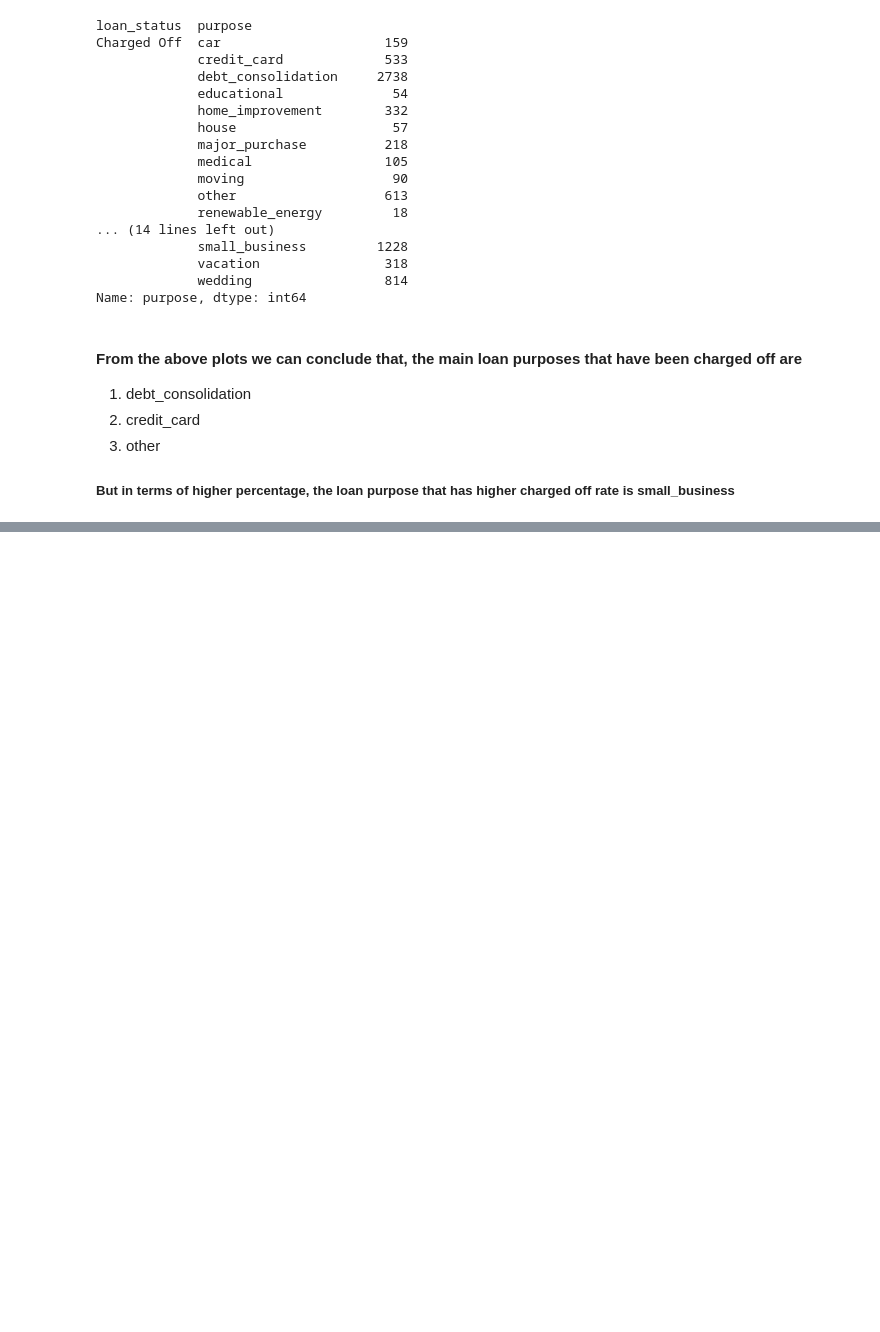
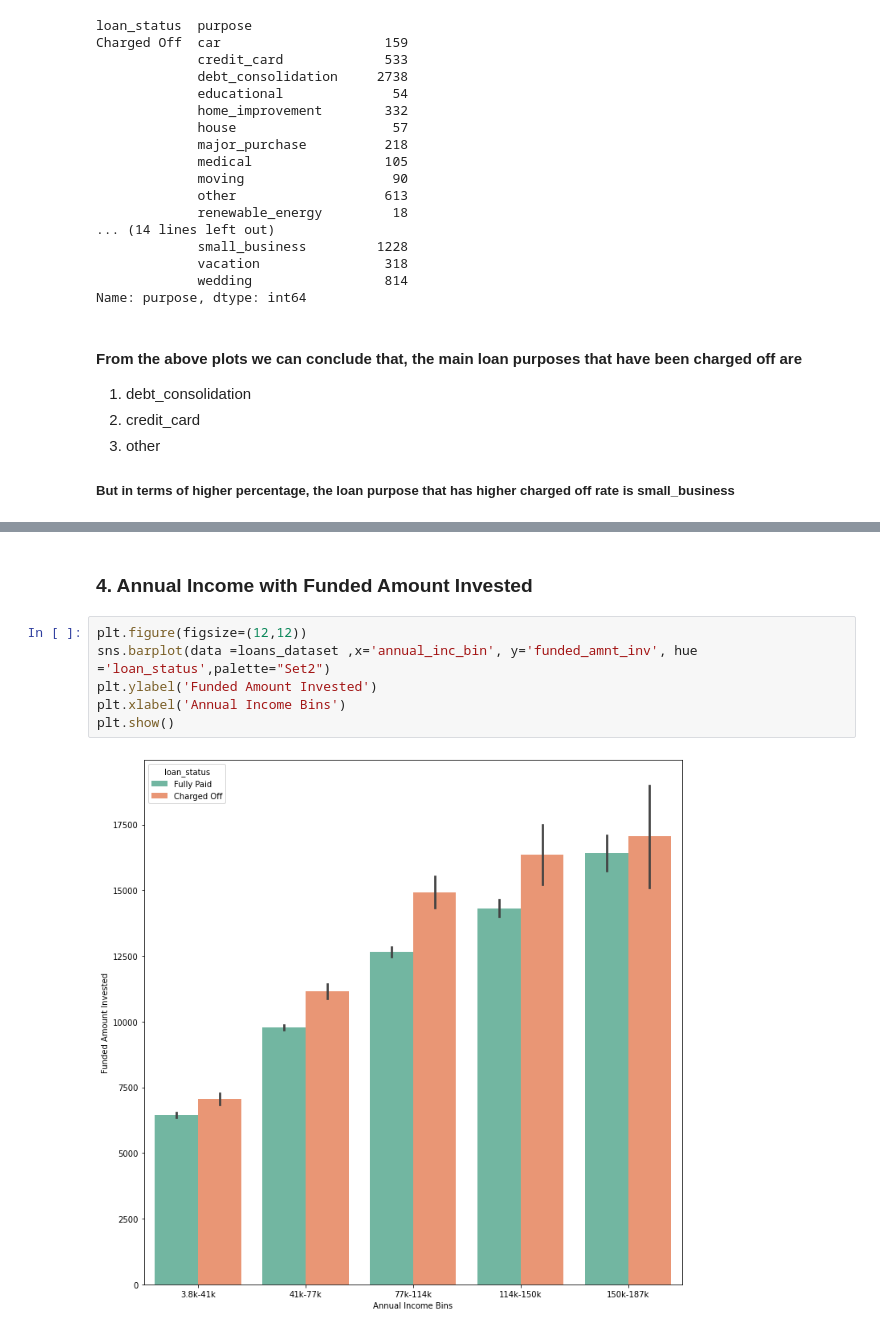
Before and after one commit to saibat/Lending-Club-Case-Study, a Jupyter notebook: Sailesh_Bathala.ipynb, the cells around one changed output, grey strips where cells are left out. Cells and saved outputs as stored; diff of their text form; blank space fills up the shorter version.

```diff
--- a/Sailesh_Bathala.ipynb
+++ b/Sailesh_Bathala.ipynb
@@ -726,0 +790,10 @@ Name: purpose, dtype: int64
+# %% [markdown]
+### 4. Annual Income with Funded Amount Invested
+# %%
+plt.figure(figsize=(12,12))
+sns.barplot(data =loans_dataset ,x='annual_inc_bin', y='funded_amnt_inv', hue ='loan_status',palette="Set2")
+plt.ylabel('Funded Amount Invested')
+plt.xlabel('Annual Income Bins')
+plt.show()
+# %% [output]
+[figure, added]
```
Also changed, not shown: parts of 35 cells of this notebook.
